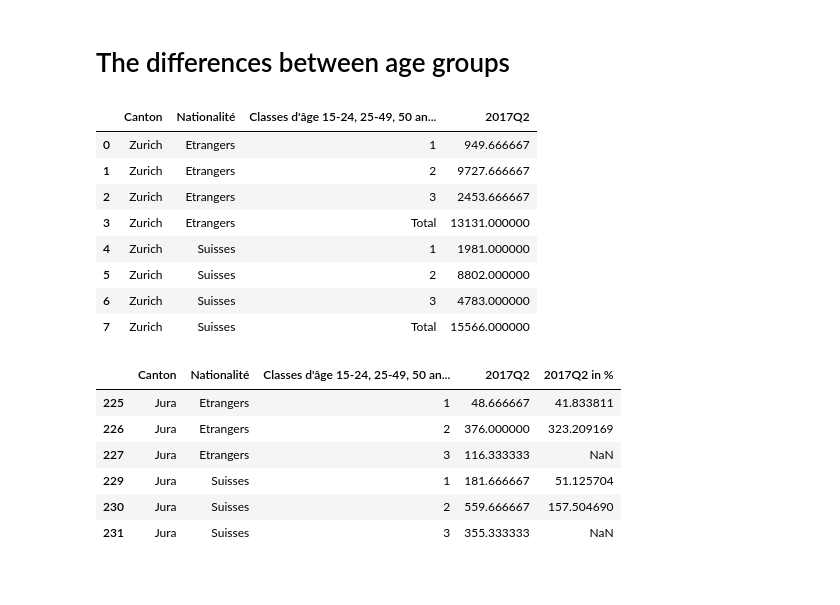
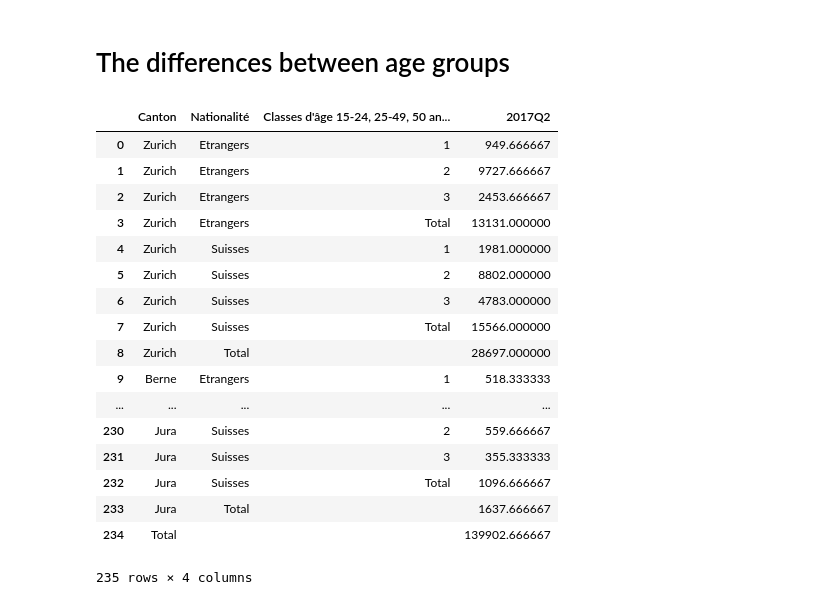
Before and after one commit to maxpr/ADA, a Jupyter notebook: 03 - Interactive Viz/Homework3.ipynb, the cells around one changed output. Cells and saved outputs as stored; diff of their text form; code cells hidden in the pictures; blank space fills up the shorter version.

```diff
--- a/03 - Interactive Viz/Homework3.ipynb
+++ b/03 - Interactive Viz/Homework3.ipynb
@@ -699,15 +702,24 @@ df_unemployment_swiss_foreigners_age_clean = df_unemployment_swiss_foreigners_ag
 age_cat = 'Classes d\'âge 15-24, 25-49, 50 ans et plus'
 # %%
 df = df_unemployment_swiss_foreigners_age_clean.copy()
-df.head(8)
+df.fillna('')
 # %% [output]
 |  | Canton | Nationalité | Classes d'âge 15-24, 25-49, 50 an... | 2017Q2 |
 | 0 | Zurich | Etrangers | 1 | 949.666667 |
 | 1 | Zurich | Etrangers | 2 | 9727.666667 |
 | 2 | Zurich | Etrangers | 3 | 2453.666667 |
 | 3 | Zurich | Etrangers | Total | 13131.000000 |
 | 4 | Zurich | Suisses | 1 | 1981.000000 |
 | 5 | Zurich | Suisses | 2 | 8802.000000 |
 | 6 | Zurich | Suisses | 3 | 4783.000000 |
 | 7 | Zurich | Suisses | Total | 15566.000000 |
+| 8 | Zurich | Total |  | 28697.000000 |
+| 9 | Berne | Etrangers | 1 | 518.333333 |
+| ... | ... | ... | ... | ... |
+| 230 | Jura | Suisses | 2 | 559.666667 |
+| 231 | Jura | Suisses | 3 | 355.333333 |
+| 232 | Jura | Suisses | Total | 1096.666667 |
+| 233 | Jura | Total |  | 1637.666667 |
+| 234 | Total |  |  | 139902.666667 |
+235 rows × 4 columns
 # %%
@@ -733,11 +753,0 @@ for i in range(len(totals)):
-# %%
-df = df[df[age_cat].str.contains("Total") == False]
-df.tail(6)
-# %% [output]
-|  | Canton | Nationalité | Classes d'âge 15-24, 25-49, 50 an... | 2017Q2 | 2017Q2 in % |
-| 225 | Jura | Etrangers | 1 | 48.666667 | 41.833811 |
-| 226 | Jura | Etrangers | 2 | 376.000000 | 323.209169 |
-| 227 | Jura | Etrangers | 3 | 116.333333 | NaN |
-| 229 | Jura | Suisses | 1 | 181.666667 | 51.125704 |
-| 230 | Jura | Suisses | 2 | 559.666667 | 157.504690 |
-| 231 | Jura | Suisses | 3 | 355.333333 | NaN |
```
Also changed, not shown: parts of 29 cells of this notebook, 3 other files.
